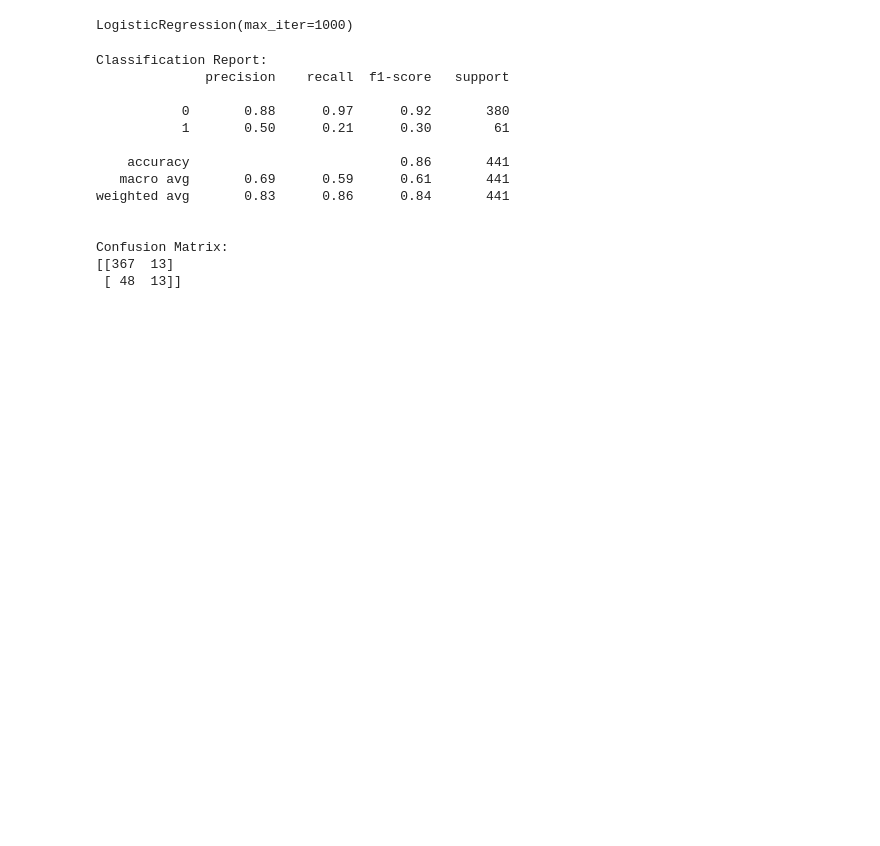
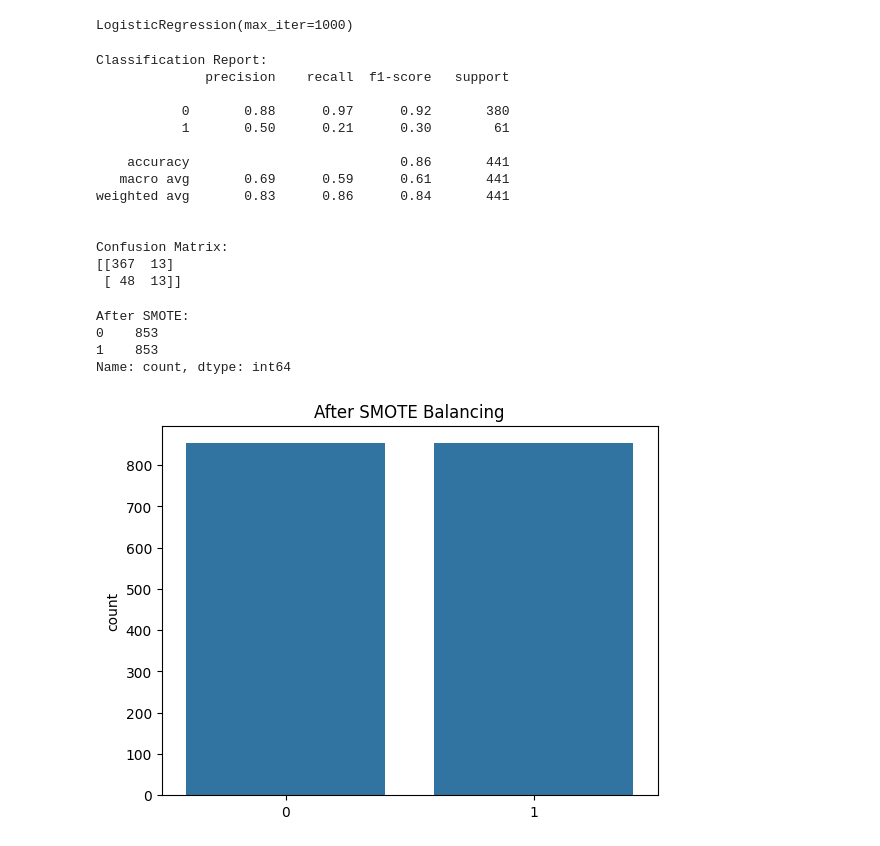
Before and after one commit to tashfeen786/STEMETA_Intership_Projects, a Jupyter notebook: IBM HR Analytics Employee Attrition & Performance/WA_Fn-UseC_-HR-Employee-Attrition.ipynb, the cells around one changed output. Cells and saved outputs as stored; diff of their text form; code cells hidden in the pictures; blank space fills up the shorter version.

Commit message:
"Added SMOTE oversampling to balance training data and updated code to reflect changes, including a classification report after model evaluation."

```diff
--- a/IBM HR Analytics Employee Attrition & Performance/WA_Fn-UseC_-HR-Employee-Attrition.ipynb
+++ b/IBM HR Analytics Employee Attrition & Performance/WA_Fn-UseC_-HR-Employee-Attrition.ipynb
@@ -189,3 +189,22 @@ weighted avg       0.83      0.86      0.84       441
 Confusion Matrix:
 [[367  13]
  [ 48  13]]
+# %%
+from imblearn.over_sampling import SMOTE
+
+# Apply SMOTE on training set only
+smote = SMOTE(random_state=42)
+X_train_smote, y_train_smote = smote.fit_resample(X_train_transformed, y_train)
+# %%
+# Show class distribution after SMOTE
+print("\nAfter SMOTE:")
+print(pd.Series(y_train_smote).value_counts())
+sns.countplot(x=y_train_smote)
+plt.title("After SMOTE Balancing")
+plt.show()
+# %% [output]
+After SMOTE:
+0    853
+1    853
+Name: count, dtype: int64
+[figure, added]
```
Also changed, not shown: parts of 2 cells of this notebook.
